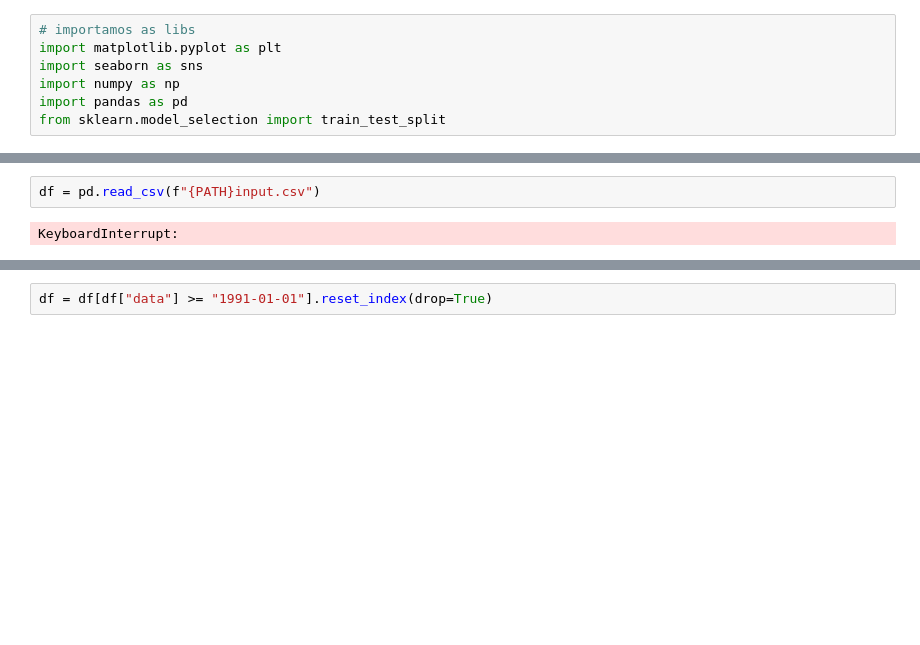
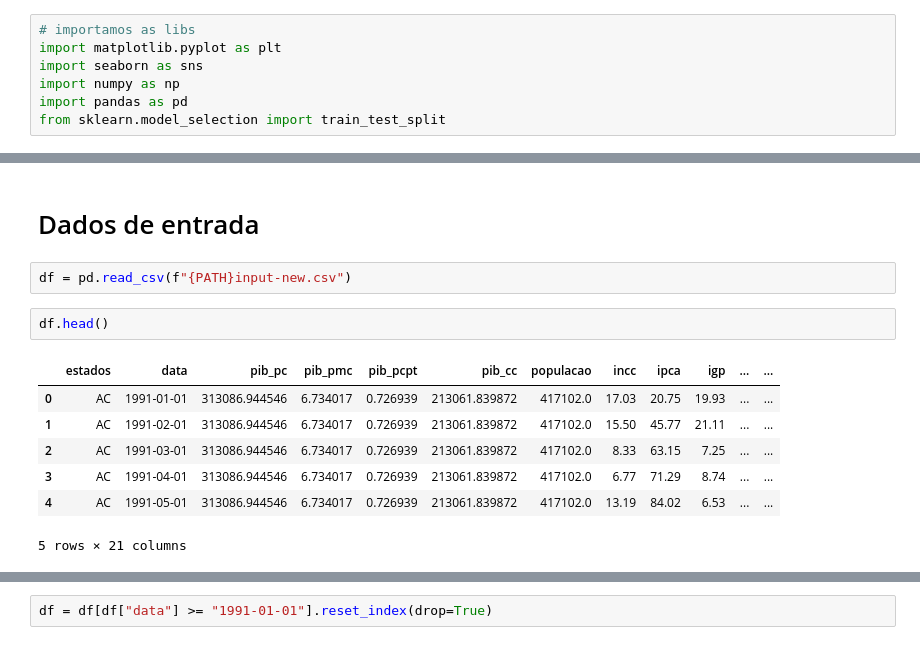
Before and after one commit to LeiteJu/TCC, a Jupyter notebook: notebooks/eda.ipynb, the cells around one changed output, grey strips where cells are left out. Cells and saved outputs as stored; diff of their text form; blank space fills up the shorter version.

```diff
--- a/notebooks/eda.ipynb
+++ b/notebooks/eda.ipynb
@@ -18,4 +26,14 @@ SIGLAS = ['AC', 'AL', 'AM', 'AP', 'BA', 'CE',
+# %% [markdown]
+# Dados de entrada
 # %%
-df = pd.read_csv(f"{PATH}input.csv")
+df = pd.read_csv(f"{PATH}input-new.csv")
-# %% [output]
-KeyboardInterrupt:
+# %%
+df.head()
+# %% [output]
+|  | estados | data | pib_pc | pib_pmc | pib_pcpt | pib_cc | populacao | incc | ipca | igp | ... | ... |
+| 0 | AC | 1991-01-01 | 313086.944546 | 6.734017 | 0.726939 | 213061.839872 | 417102.0 | 17.03 | 20.75 | 19.93 | ... | ... |
+| 1 | AC | 1991-02-01 | 313086.944546 | 6.734017 | 0.726939 | 213061.839872 | 417102.0 | 15.50 | 45.77 | 21.11 | ... | ... |
+| 2 | AC | 1991-03-01 | 313086.944546 | 6.734017 | 0.726939 | 213061.839872 | 417102.0 | 8.33 | 63.15 | 7.25 | ... | ... |
+| 3 | AC | 1991-04-01 | 313086.944546 | 6.734017 | 0.726939 | 213061.839872 | 417102.0 | 6.77 | 71.29 | 8.74 | ... | ... |
+| 4 | AC | 1991-05-01 | 313086.944546 | 6.734017 | 0.726939 | 213061.839872 | 417102.0 | 13.19 | 84.02 | 6.53 | ... | ... |
+5 rows × 21 columns
```
Also changed, not shown: parts of 7 cells of this notebook, 23 other files.
